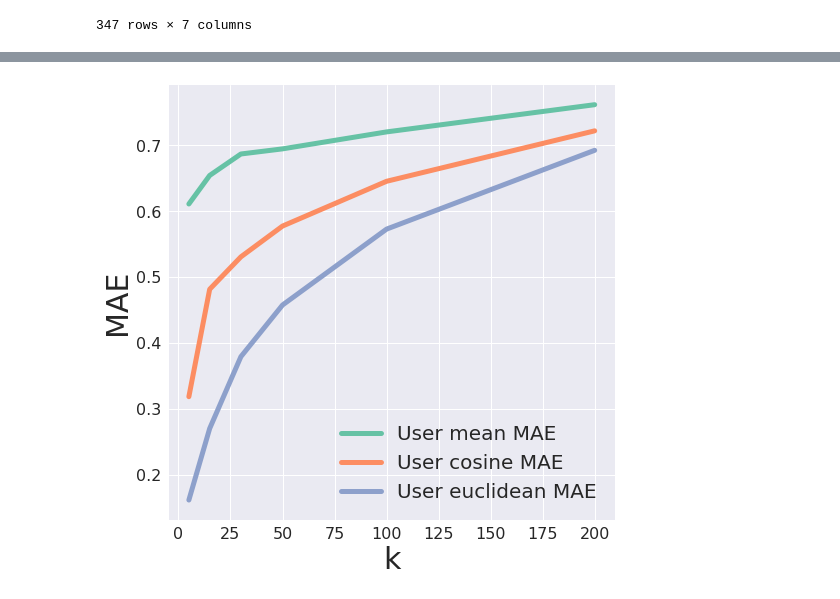
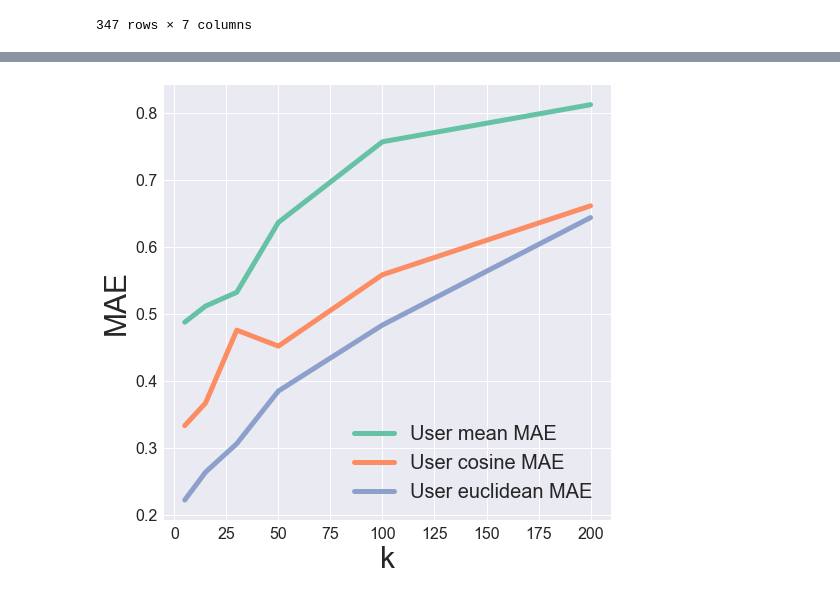
Before and after one commit to dzuhyoosg/Movie-Recommendation-System-2, a Jupyter notebook: MRS.ipynb, the cells around one changed output, grey strips where cells are left out. Cells and saved outputs as stored; diff of their text form; code cells hidden in the pictures.

```diff
--- a/MRS.ipynb
+++ b/MRS.ipynb
@@ -348,9 +348,9 @@ def eval_prediction(predict_users, n_users=50, kind = 'user'):
             for user_id in predict_users:
                 # key: movie id, value : predicted_rating
                 for x in predictRating(user_id, n_users, func):
-                    ds.loc[(ds.userId==user_id) & (ds.movieId==x[0]),name]=x[1]
+                    ds.loc[(ds.userId == user_id) & (ds.movieId == x[0]),name]=x[1]
         #Only the tuple corresponding to the user performing the predict in the entire dataFrame is returned
-        return ds[ds.user_euclidean+ds.user_cosine >0]
+        return ds[ds.user_euclidean + ds.user_cosine > 0]
 
 
     elif (kind == 'item'):
@@ -362,5 +362,12 @@ def eval_prediction(predict_users, n_users=50, kind = 'user'):
         st = time.time()
         ## udpate to predict_rating
         item_distance_functions = [('item_euclidean', distance_euclidean), ('item_cosine', distance_cosine)]
+        for name, func in item_distance_functions:
+            ds[name] = 0
+            for user_id in predict_users:
+                for movie in UM_matrix_ds.columns.tolist():
+                    for x in predictRating(movie, n_users, func, kind = 'item'):
+                        ds.loc[(ds.movieId == movie) & (ds.userId == x[0]), name] = x[1]
+        return ds[ds.item_euclidean + ds.item_cosine > 0]
 
     print('runtime', round(time.time()-st,2), 'sec')
@@ -368,7 +415,7 @@ def eval_prediction(predict_users, n_users=50, kind = 'user'):
 ## all userId list
 users = UM_matrix_ds.index.tolist()
 ## 10-person star rating
-predicted_user = eval_prediction(users[:50], 100, kind = 'user')
+predicted_user = eval_prediction(users[:2], 100, kind = 'user')
 
 predicted_user = predicted_user[(predicted_user['user_cosine'] > 0) & (predicted_user['user_euclidean'] > 0)]
 
@@ -392,0 +440,10 @@ RMSE of user_euclidean is 0.7618379876029429
+# %%
+users = UM_matrix_ds.index.tolist()
+predicted_item = eval_prediction(users[:2], 100, kind = 'item')
+predicted_item = predicted_item[(predicted_item['item_cosine'] > 0) & (predicted_item['item_euclidean'] > 0)]
+
+for name in ['mean_rating', 'item_cosine', 'item_euclidean']:
+    print ("Item-item MAE of {0} is {1} ".format(name, MAE(predicted_item, 'rating', name)))
+
+for name in ['mean_rating', 'item_cosine', 'item_euclidean']:
+    print ("Item-item RMSE of {0} is {1} ".format(name, RMSE(predicted_item, 'rating', name)))
@@ -400,38 +485,38 @@ user_euc_MAE = []
 user_euc_RMSE = []
 
 for k in k_array:
-    predicted_user = eval_prediction(users[:50], k, kind = 'user')
+    predicted_user = eval_prediction(users[:2], k, kind = 'user')
 
     predicted_user = predicted_user[(predicted_user['user_cosine'] > 0) & (predicted_user['user_euclidean'] > 0)]
 
     for name in ['mean_rating', 'user_cosine', 'user_euclidean']:
         if (name == 'mean_rating'):
             user_mean_MAE.append(MAE(predicted_user, 'rating', name))
             user_mean_RMSE.append(RMSE(predicted_user, 'rating', name))
         elif (name == 'user_cosine'):
             user_cosine_MAE.append(MAE(predicted_user, 'rating', name))
             user_cosine_RMSE.append(RMSE(predicted_user, 'rating', name))
         elif (name == 'user_euclidean'):
             user_euc_MAE.append(MAE(predicted_user, 'rating', name))
             user_euc_RMSE.append(RMSE(predicted_user, 'rating', name))
 
 %matplotlib inline
 import matplotlib.pyplot as plt
 import seaborn as sns
 sns.set()
 
 pal = sns.color_palette("Set2", 3)
 plt.figure(figsize=(8, 8))
 plt.plot(k_array, user_mean_MAE, c=pal[0], label='User mean MAE', linewidth=5)
 plt.plot(k_array, user_cosine_MAE, c=pal[1], label='User cosine MAE', linewidth=5)
 plt.plot(k_array, user_euc_MAE, c=pal[2], label='User euclidean MAE', linewidth=5)
 plt.legend(loc='best', fontsize=20)
 plt.xticks(fontsize=16);
 plt.yticks(fontsize=16);
 plt.xlabel('k', fontsize=30);
 plt.ylabel('MAE', fontsize=30);
 # %% [output]
-[figure, old version]
+[figure, new version]
 # %%
 sns.set()
 
```
Also changed, not shown: parts of 8 cells of this notebook.
